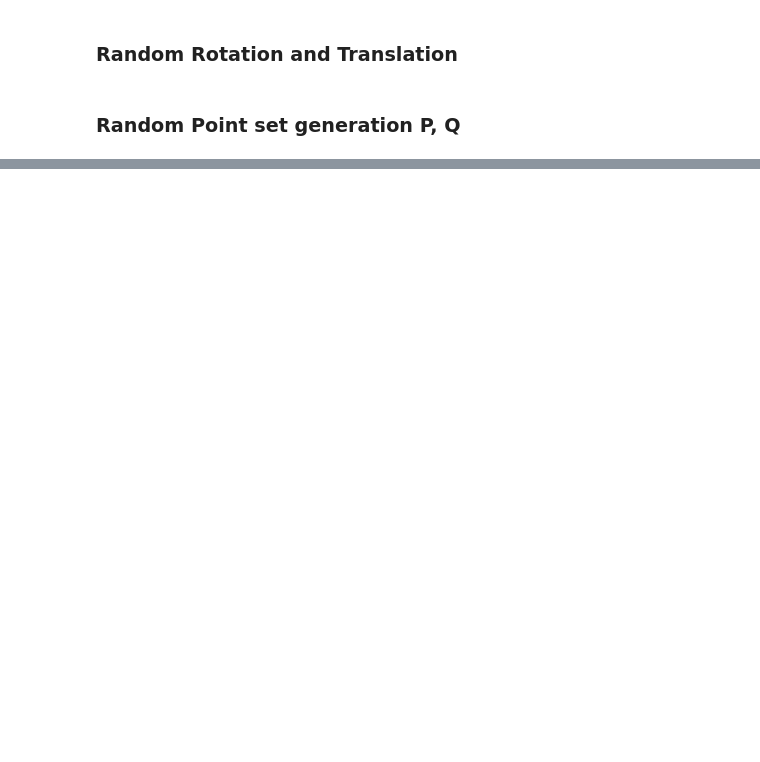
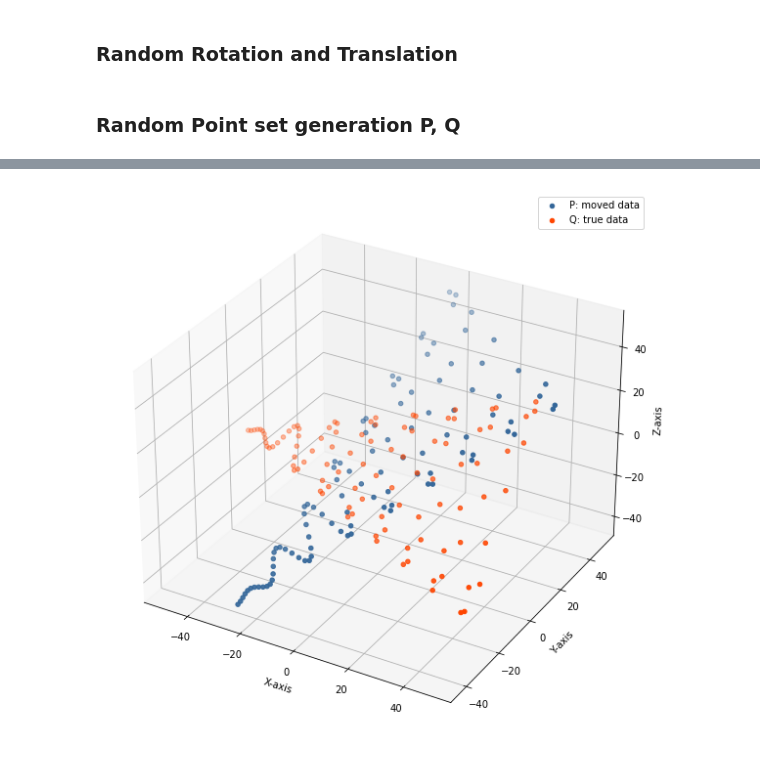
Before and after one commit to dhawals1939/Advanced-Graphics-AR-and-VR, a Jupyter notebook: 2019201089-Assignment3/ICP SVD.ipynb, the cells around one changed output, grey strips where cells are left out. Drawn from its saved outputs; the diff is of its cells as text; code cells hidden in the pictures; blank space fills up the shorter version.

```diff
--- a/2019201089-Assignment3/ICP SVD.ipynb
+++ b/2019201089-Assignment3/ICP SVD.ipynb
@@ -39,0 +80,14 @@ plt.show()
+# %%
+def mean_center(S, exclude_indices=[]):
+    reduced_data = np.delete(S, exclude_indices, axis=1)
+    center = np.array(reduced_data.mean(axis=1)).T
+    return center, S - center.reshape(3,1)
+# %%
+center_P, mean_centered_P = mean_center(P)
+center_Q, mean_centered_Q = mean_center(Q)
+
+ax = plot_data(mean_centered_P, mean_centered_Q, "P: moved data", "Q: true data")
+
+plt.show()
+# %% [output]
+[figure, added]
```
Also changed, not shown: parts of 7 cells of this notebook.
